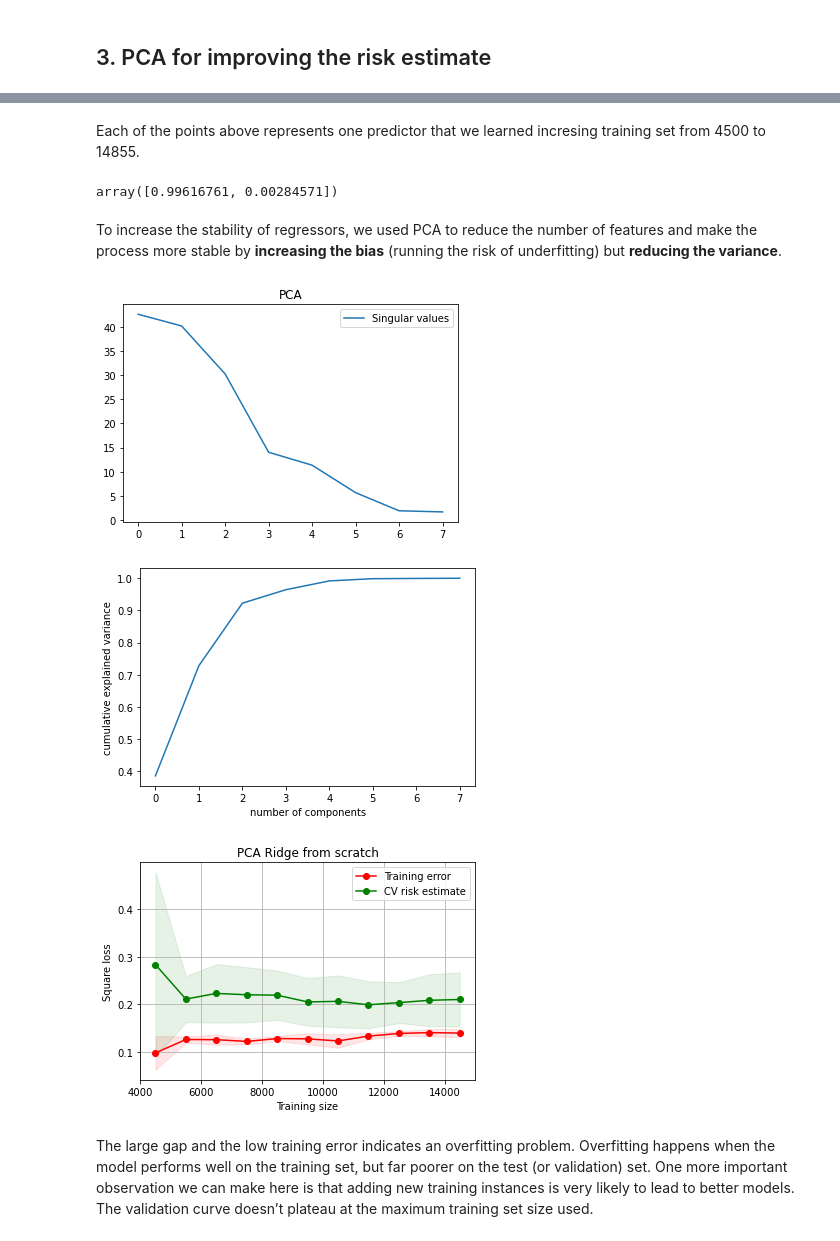
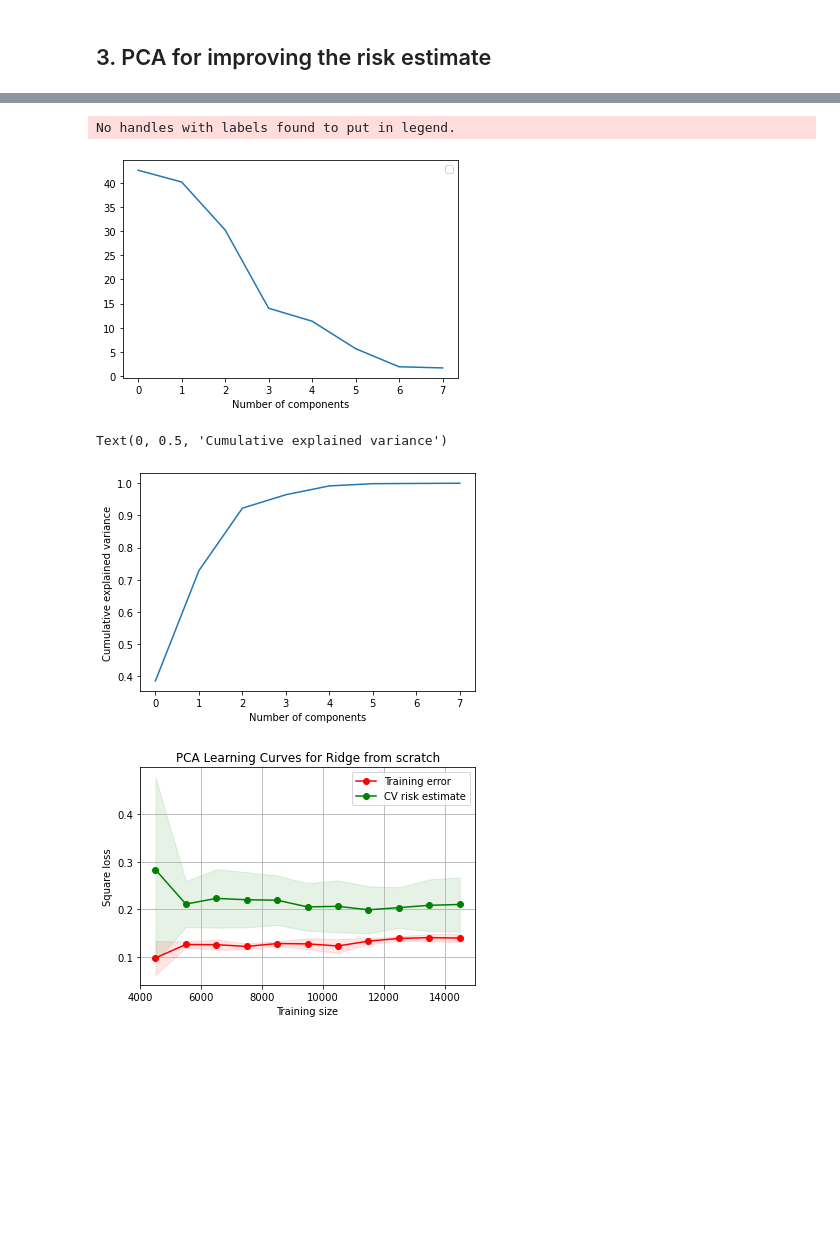
Before and after one commit to martinaviggiano/ml_project, a Jupyter notebook: Machine Learning Project.ipynb, the cells around one changed output, grey strips where cells are left out. Drawn from its saved outputs; the diff is of its cells as text; code cells hidden in the pictures; blank space fills up the shorter version.

```diff
--- a/Machine Learning Project.ipynb
+++ b/Machine Learning Project.ipynb
@@ -726,28 +616,24 @@ coef_pca.shape
-# %% [markdown]
-Each of the points above represents one predictor that we learned incresing training set from 4500 to 14855.
-# %%
-pca.explained_variance_ratio_
-# %% [output]
-array([0.99616761, 0.00284571])
-# %% [markdown]
-To increase the stability of regressors, we used PCA to reduce the number of features and make the process more stable by __increasing the bias__ (running the risk of underfitting) but __reducing the variance__.
 # %%
 pca_sing = plt.figure()
 pca = decomposition.PCA(n_components=8)
 pca.fit(X_scaled)
-plt.title('PCA')
-plt.plot(pca.singular_values_, label='Singular values')
+plt.plot(pca.singular_values_)
+plt.xlabel('Number of components')
 plt.legend()
-pca_sing.savefig("images\PCA singular values.png")
+#pca_sing.savefig("images\PCA singular values.png")
 plt.show()
 # %% [output]
+No handles with labels found to put in legend.
-[figure, old version]
+[figure, new version]
 # %%
 pca = PCA().fit(X_scaled)
+pca_cum = plt.figure()
 plt.plot(np.cumsum(pca.explained_variance_ratio_))
-plt.xlabel('number of components')
-plt.ylabel('cumulative explained variance');
+plt.xlabel('Number of components')
+plt.ylabel('Cumulative explained variance')
+#pca_cum.savefig("images\PCA cum exp variance.png")
 # %% [output]
+Text(0, 0.5, 'Cumulative explained variance')
 [figure]
 # %%
 pca = decomposition.PCA(n_components=6)
@@ -758,7 +644,7 @@ sizes = range(4500, 14856, 1000)
 train_size, train_score, val_score = learning_curve(learner, X_pca, y, train_sizes=sizes, cv=5, scoring='neg_mean_squared_error')
 # %%
 pca_learn = plt.figure()
-plt.title('PCA Ridge from scratch')
+plt.title('PCA Learning Curves for Ridge from scratch')
 train_score_mean = -np.mean(train_score, axis=1)
 train_score_std = np.std(train_score, axis=1)
 val_score_mean = -np.mean(val_score, axis=1)
@@ -776,9 +662,7 @@ plt.plot(sizes, val_score_mean, 'o-', color="g",
 plt.legend()
 plt.xlabel('Training size')
 plt.ylabel('Square loss')
-pca_learn.savefig("images\Ridge PCA learning curves.png")
+#pca_learn.savefig("images\Ridge PCA learning curves.png")
 plt.show()
 # %% [output]
-[figure, old version]
+[figure, new version]
-# %% [markdown]
-The large gap and the low training error indicates an overfitting problem. Overfitting happens when the model performs well on the training set, but far poorer on the test (or validation) set. One more important observation we can make here is that adding new training instances is very likely to lead to better models. The validation curve doesn’t plateau at the maximum training set size used.
```
Also changed, not shown: parts of 49 cells of this notebook, 8 other files.
